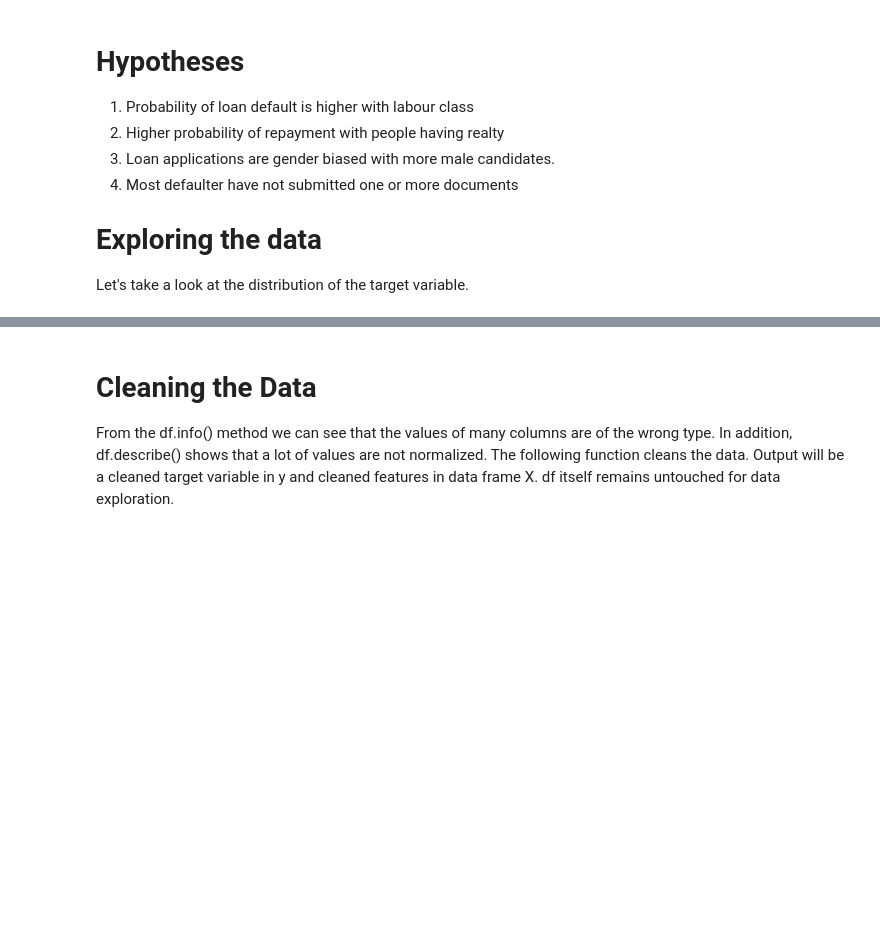
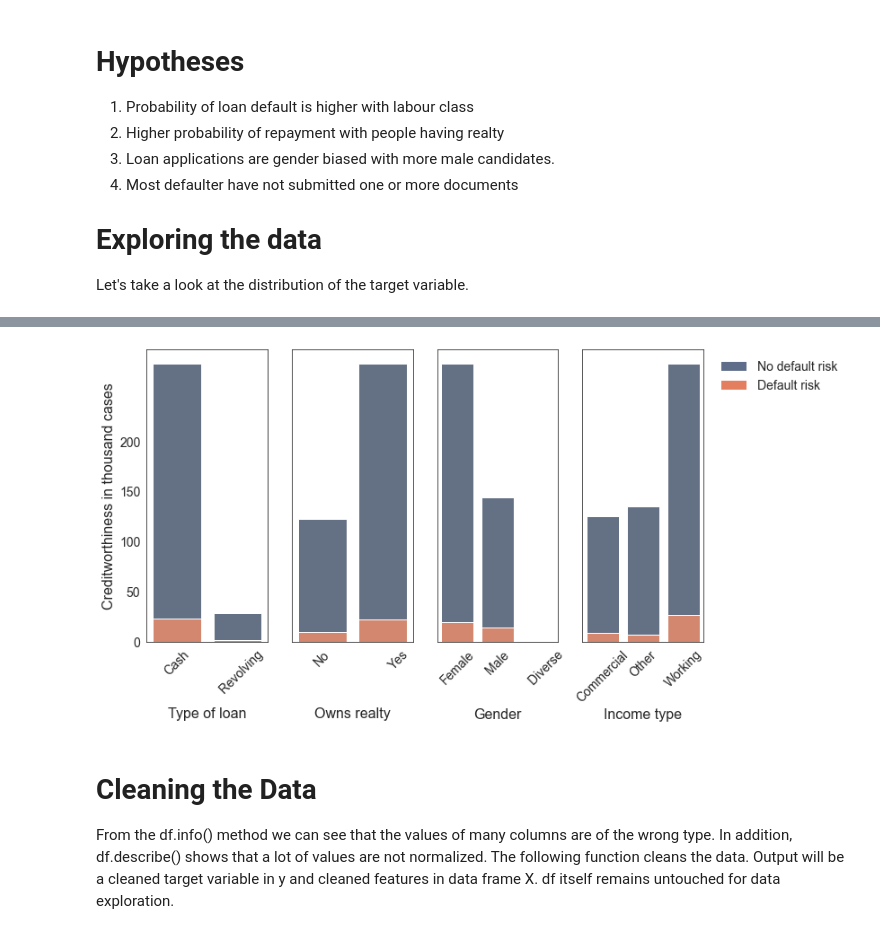
Before and after one commit to chandrakanthHA/Home_Credit, a Jupyter notebook: EDA.ipynb, the cells around one changed output, grey strips where cells are left out. Cells and saved outputs as stored; diff of their text form; code cells hidden in the pictures; blank space fills up the shorter version.

Commit message:
Nice graphic for EDA

```diff
--- a/EDA.ipynb
+++ b/EDA.ipynb
@@ -261,3 +223,66 @@ KeyError: 'TARGET'
+# %%
+fig = plt.figure(figsize=(14,6))
+
+
+contract_type = df.groupby("NAME_CONTRACT_TYPE")["TARGET"].value_counts().unstack().fillna(0)
+contract_type["TOTAL"] = contract_type[0] + contract_type[1]
+
+ax1 = fig.add_subplot(1,5,1)
+sns.barplot(x=contract_type.index, y=contract_type["TOTAL"], data=contract_type, color = "#5e6e8a");
+bottom_plot = sns.barplot(x=contract_type.index, y=contract_type[1], data=contract_type, color = "#e37e5f");
+bottom_plot.set_xlabel("Type of loan", size=16);
+bottom_plot.set_ylabel("Creditworthiness in thousand cases", size=16);
+ax1.set_xticklabels(labels=["Cash", "   Revolving"], rotation=45, size=14);
+ax1.set_yticks([0, 50000, 100000, 150000, 200000]);
+ax1.set_yticklabels(labels=[0, 50, 100, 150, 200], size=14);
+
+
+realty = df.groupby("FLAG_OWN_REALTY")["TARGET"].value_counts().unstack().fillna(0)
+realty["TOTAL"] = realty[0] + realty[1]
+
+ax2 = fig.add_subplot(1,5,2)
+sns.barplot(x=realty.index, y=realty["TOTAL"], data=realty, color = "#5e6e8a");
+bottom_plot2 = sns.barplot(x=realty.index, y=realty[1], data=realty, color = "#e37e5f");
+bottom_plot2.set_xlabel("Owns realty", size=16);
+ax2.set_xticklabels(labels=["No", "             Yes"], rotation=45, size=14);
+ax2.set_yticklabels("");
+ax2.set_ylabel("");
+
+
+gender = df.groupby("CODE_GENDER")["TARGET"].value_counts().unstack().fillna(0)
+gender["TOTAL"] = gender[0] + gender[1]
+
+ax3 = fig.add_subplot(1,5,3)
+sns.barplot(x=gender.index, y=gender["TOTAL"], data=gender, color = "#5e6e8a");
+bottom_plot3 = sns.barplot(x=gender.index, y=gender[1], data=gender, color = "#e37e5f");
+bottom_plot3.set_xlabel("Gender", size=16);
+ax3.set_xticklabels(labels=["Female", "Male", "       Diverse"], rotation=45, size=14);
+ax3.set_yticklabels("");
+ax3.set_ylabel("");
+
+
+income_type = df[["NAME_INCOME_TYPE", "TARGET"]]
+income_type.replace(to_replace=["Pensioner", "State servant", "Unemployed",
+                                "Student", "Businessman", "Maternity leave"],
+                    value=["Other", "Other", "Other", "Other", "Other", "Other"], inplace=True)
+income_type = income_type.groupby("NAME_INCOME_TYPE")["TARGET"].value_counts().unstack()
+income_type["TOTAL"] = income_type[0] + income_type[1]
+
+ax4 = fig.add_subplot(1,5,4)
+sns.barplot(x=income_type.index, y=income_type["TOTAL"], data=income_type, color = "#5e6e8a");
+bottom_plot4 = sns.barplot(x=income_type.index, y=income_type[1], data=income_type, color = "#e37e5f");
+bottom_plot4.set_xlabel("Income type", size=16);
+ax4.set_xticklabels(labels=["Commercial", "Other", "Working"], rotation=45, size=14);
+ax4.set_yticklabels("");
+ax4.set_ylabel("");
+
+
+topbar = plt.Rectangle((0,0),1,1,fc="#5e6e8a", edgecolor="none");
+bottombar = plt.Rectangle((0,0),1,1,fc="#e37e5f",  edgecolor="none");
+legend = plt.legend([topbar, bottombar], ["No default risk", "Default risk"], loc=1, bbox_to_anchor=(2.2, 1), ncol=1, prop={'size':14});
+legend.draw_frame(False)
+# %% [output]
+[figure, added]
 # %% [markdown]
 # Cleaning the Data
 
```
Also changed, not shown: parts of 21 cells of this notebook, 1 other file.
